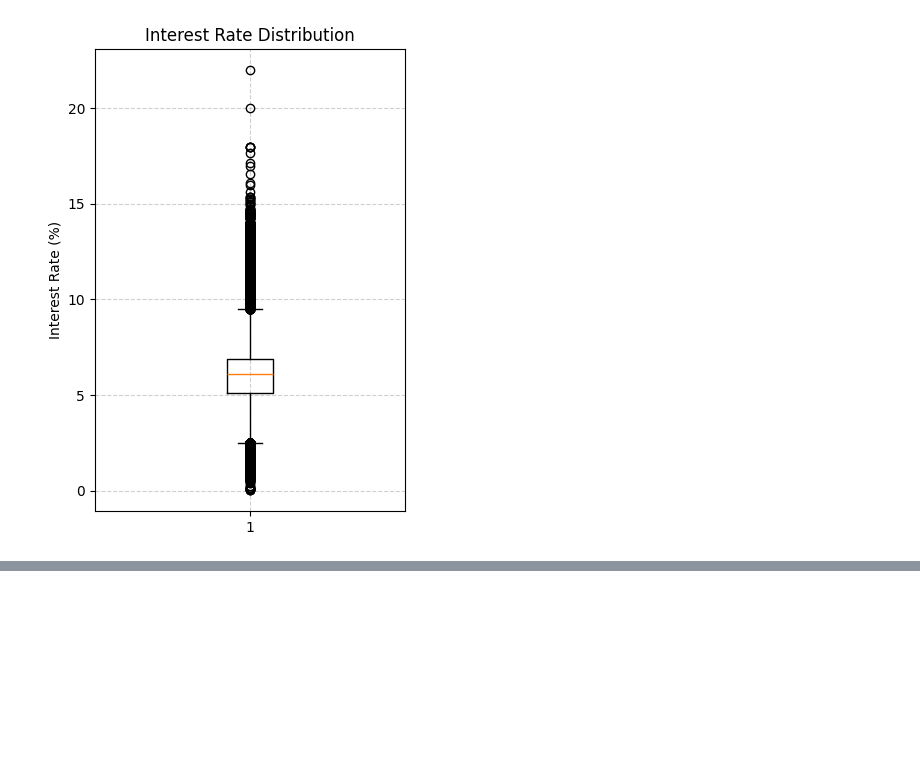
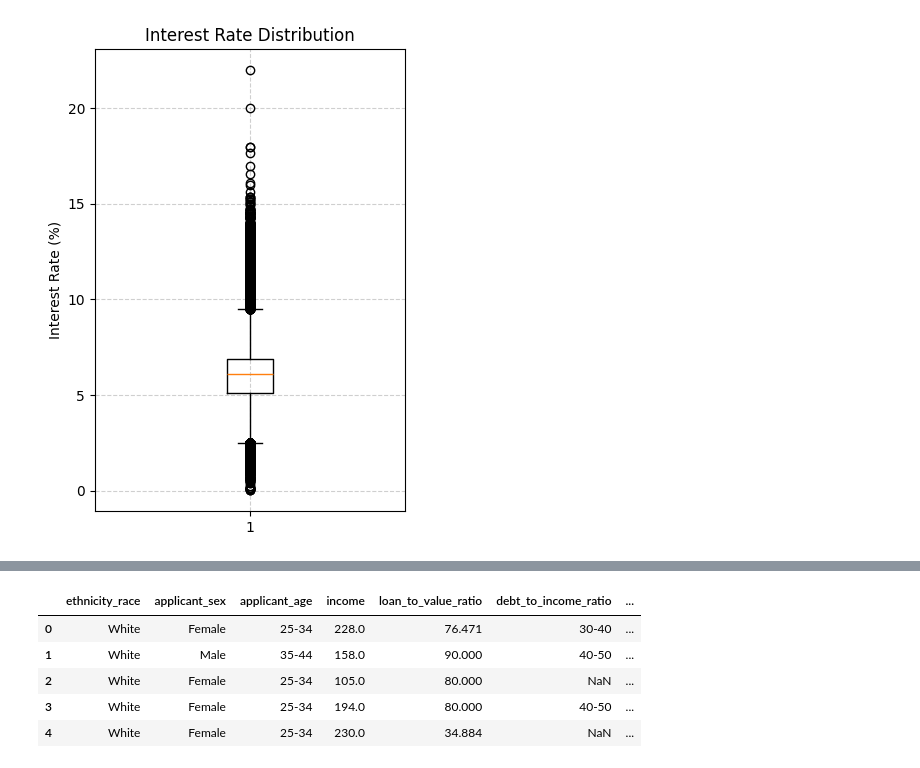
Before and after one commit to wilsonkchung/HMDA-nationwide-sociodemographic-disparities-in-mortgage-interest-rates, a Jupyter notebook: Step3/3A_advanced_EDA.ipynb, the cells around one changed output, grey strips where cells are left out. Drawn from its saved outputs; the diff is of its cells as text; code cells hidden in the pictures; blank space fills up the shorter version.

```diff
--- a/Step3/3A_advanced_EDA.ipynb
+++ b/Step3/3A_advanced_EDA.ipynb
@@ -73,0 +299,29 @@ plt.show()
+# %%
+df = df[df['ethnicity_race'] != 'n/a']
+# %%
+df['debt_to_income_ratio'] = df['debt_to_income_ratio'].replace({
+    '30%-<36%': '30-40',
+    '20%-<30%': '20-30',
+    '49': '40-50',
+    '<20%': '<20',
+    '42': '40-50',
+    '44': '40-50',
+    '41': '40-50',
+    '43': '40-50',
+    '40': '40-50',
+    '39': '30-40',
+    '48': '40-50',
+    '38': '30-40',
+    '45': '40-50',
+    '37': '30-40',
+    '47': '40-50',
+    '36': '30-40',
+    '46': '40-50',
+    '50%-60%': '50-60',
+    '>60%': '>60',
+    'Exempt': 'n/a',
+    '49.0': '40-50',
+    '36.0': '30-40',
+    '39.0': '30-40',
+    '45.0': '40-50',
+})
@@ -73,0 +340,11 @@ plt.show()
+# %%
+df = df[df['debt_to_income_ratio'] != 'n/a']
+# %%
+df.head()
+# %% [output]
+|  | ethnicity_race | applicant_sex | applicant_age | income | loan_to_value_ratio | debt_to_income_ratio | ... |
+| 0 | White | Female | 25-34 | 228.0 | 76.471 | 30-40 | ... |
+| 1 | White | Male | 35-44 | 158.0 | 90.000 | 40-50 | ... |
+| 2 | White | Female | 25-34 | 105.0 | 80.000 | NaN | ... |
+| 3 | White | Female | 25-34 | 194.0 | 80.000 | 40-50 | ... |
+| 4 | White | Female | 25-34 | 230.0 | 34.884 | NaN | ... |
```
Also changed, not shown: parts of 40 cells of this notebook.
